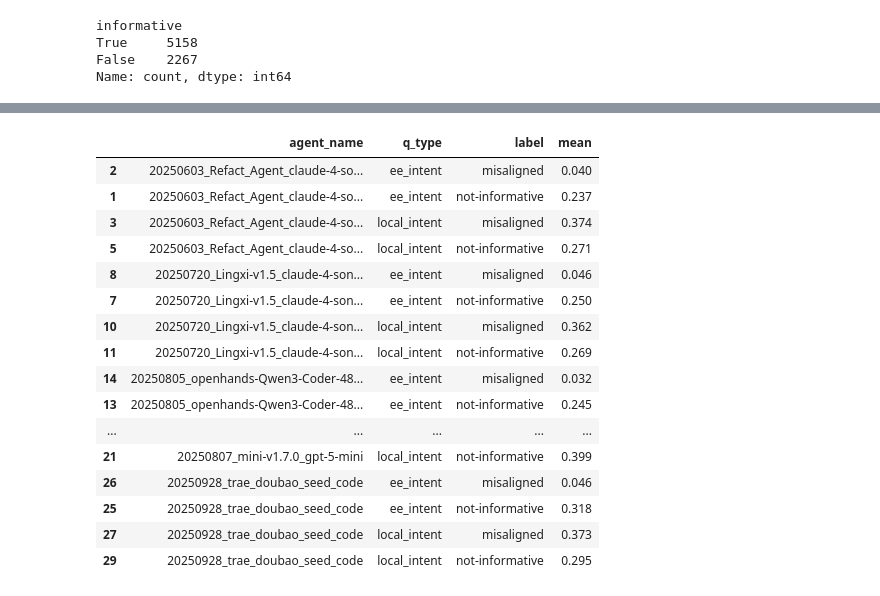
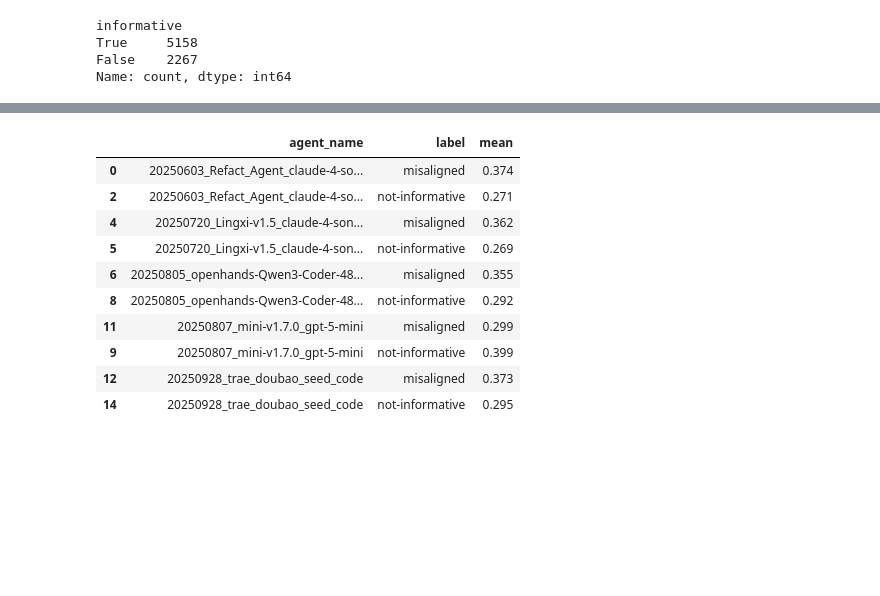
Before and after one commit to pan2013e/explainbench, a Jupyter notebook: results_analysis/rq2_analysis.ipynb, the cells around one changed output, grey strips where cells are left out. Drawn from its saved outputs; the diff is of its cells as text; code cells hidden in the pictures; blank space fills up the shorter version.

```diff
--- a/results_analysis/rq2_analysis.ipynb
+++ b/results_analysis/rq2_analysis.ipynb
@@ -26,0 +154,34 @@ for agent in AGENTS:
+# %%
+instance_ids = []
+scores = []
+agents = []
+q_types = []
+trials = []
+resolved = []
+answers = []
+gts = []
+choices = []
+for agent in (AGENTS):
+    temp_agents, temp_instance_ids, temp_scores, temp_q_types, temp_resolved, temp_trials, temp_answers, temp_gts, temp_choices = extract_score_local_ee(ee_effect, agent, "ee_effect", resolved_dict)
+    agents.extend(temp_agents)
+    q_types.extend(temp_q_types)
+    instance_ids.extend(temp_instance_ids)
+    scores.extend(temp_scores)
+    resolved.extend(temp_resolved)
+    trials.extend(temp_trials)
+    answers.extend(temp_answers)
+    gts.extend(temp_gts)
+    choices.extend(temp_choices)
+df_dict = {
+    "agent_name": agents,
+    "q_type": q_types,
+    "trial": trials,
+    "id_": instance_ids,
+    "answer": answers,
+    "score": scores,
+    "resolved": resolved,
+    "truth": gts,
+    "choices": choices
+}
+
+ee_effect = pd.DataFrame(df_dict)
@@ -244,4 +418,4 @@ intent
 # %%
-intent["label"] = "not-informative"
-intent["label"] = intent.apply(lambda x: "misaligned" if x.informative and np.allclose(x.score, 0.0) else x.label, axis=1)
-intent["label"] = intent.apply(lambda x: "aligned" if x.informative and np.allclose(x.score, 1.0) else x.label, axis=1)
+local_intent["label"] = "not-informative"
+local_intent["label"] = local_intent.apply(lambda x: "misaligned" if x.informative and np.allclose(x.score, 0.0) else x.label, axis=1)
+local_intent["label"] = local_intent.apply(lambda x: "aligned" if x.informative and np.allclose(x.score, 1.0) else x.label, axis=1)
@@ -263,6 +431,6 @@ Name: count, dtype: int64
 # %%
 label_mean = (
-    intent.groupby(["agent_name", "q_type"])["label"]
+    local_intent.groupby(["agent_name"])["label"]
           .value_counts(normalize=True)
           .rename("mean")
           .reset_index()
@@ -270,22 +438,16 @@ label_mean = (
 
 label_mean = label_mean[label_mean.label != "aligned"]
 # %%
-label_mean.sort_values(by=["agent_name", "q_type", "label"]).round(3)
+label_mean.sort_values(by=["agent_name", "label"]).round(3)
 # %% [output]
-|  | agent_name | q_type | label | mean |
-| 2 | 20250603_Refact_Agent_claude-4-so... | ee_intent | misaligned | 0.040 |
-| 1 | 20250603_Refact_Agent_claude-4-so... | ee_intent | not-informative | 0.237 |
-| 3 | 20250603_Refact_Agent_claude-4-so... | local_intent | misaligned | 0.374 |
-| 5 | 20250603_Refact_Agent_claude-4-so... | local_intent | not-informative | 0.271 |
-| 8 | 20250720_Lingxi-v1.5_claude-4-son... | ee_intent | misaligned | 0.046 |
-| 7 | 20250720_Lingxi-v1.5_claude-4-son... | ee_intent | not-informative | 0.250 |
-| 10 | 20250720_Lingxi-v1.5_claude-4-son... | local_intent | misaligned | 0.362 |
-| 11 | 20250720_Lingxi-v1.5_claude-4-son... | local_intent | not-informative | 0.269 |
-| 14 | 20250805_openhands-Qwen3-Coder-48... | ee_intent | misaligned | 0.032 |
-| 13 | 20250805_openhands-Qwen3-Coder-48... | ee_intent | not-informative | 0.245 |
-| ... | ... | ... | ... | ... |
-| 21 | 20250807_mini-v1.7.0_gpt-5-mini | local_intent | not-informative | 0.399 |
-| 26 | 20250928_trae_doubao_seed_code | ee_intent | misaligned | 0.046 |
-| 25 | 20250928_trae_doubao_seed_code | ee_intent | not-informative | 0.318 |
-| 27 | 20250928_trae_doubao_seed_code | local_intent | misaligned | 0.373 |
-| 29 | 20250928_trae_doubao_seed_code | local_intent | not-informative | 0.295 |
+|  | agent_name | label | mean |
+| 0 | 20250603_Refact_Agent_claude-4-so... | misaligned | 0.374 |
+| 2 | 20250603_Refact_Agent_claude-4-so... | not-informative | 0.271 |
+| 4 | 20250720_Lingxi-v1.5_claude-4-son... | misaligned | 0.362 |
+| 5 | 20250720_Lingxi-v1.5_claude-4-son... | not-informative | 0.269 |
+| 6 | 20250805_openhands-Qwen3-Coder-48... | misaligned | 0.355 |
+| 8 | 20250805_openhands-Qwen3-Coder-48... | not-informative | 0.292 |
+| 11 | 20250807_mini-v1.7.0_gpt-5-mini | misaligned | 0.299 |
+| 9 | 20250807_mini-v1.7.0_gpt-5-mini | not-informative | 0.399 |
+| 12 | 20250928_trae_doubao_seed_code | misaligned | 0.373 |
+| 14 | 20250928_trae_doubao_seed_code | not-informative | 0.295 |
```
Also changed, not shown: parts of 73 cells of this notebook.
